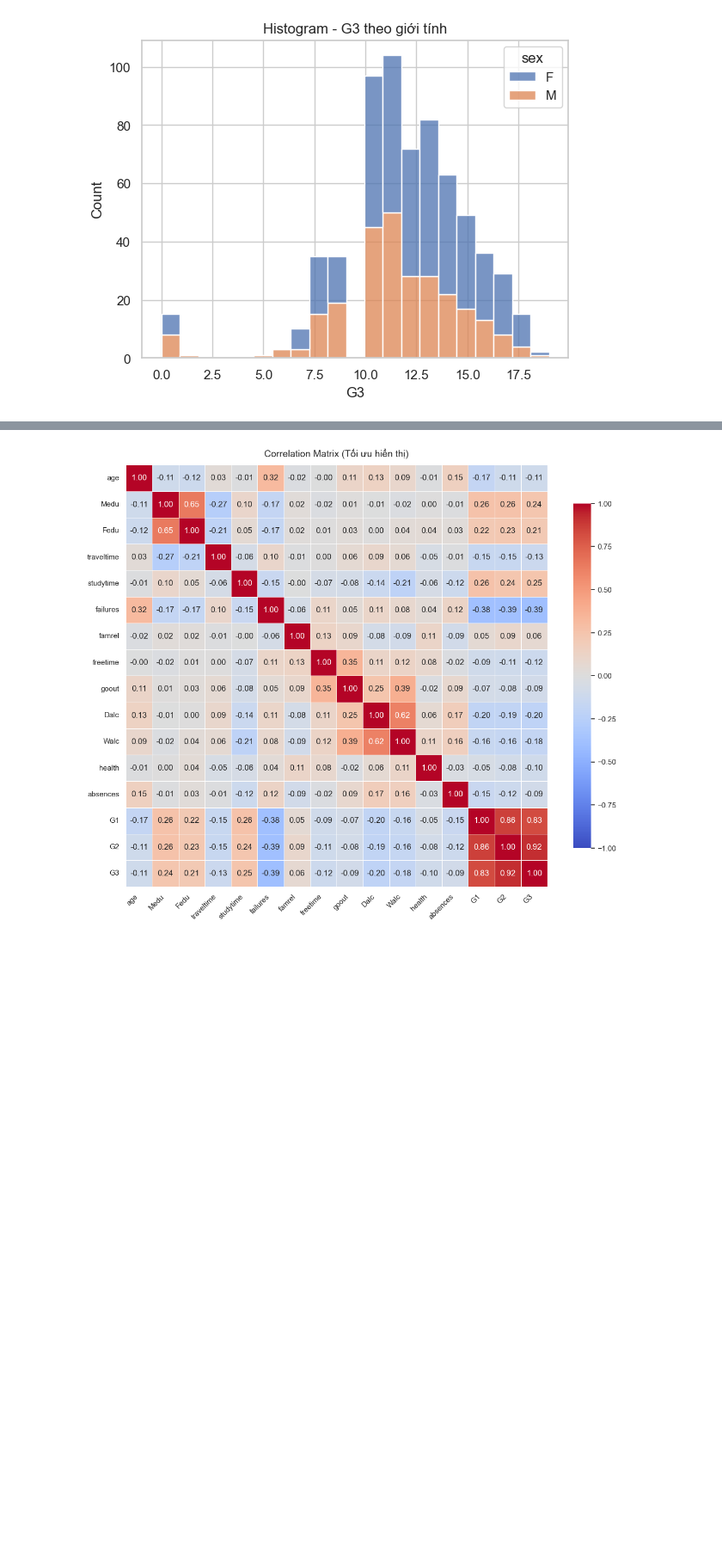
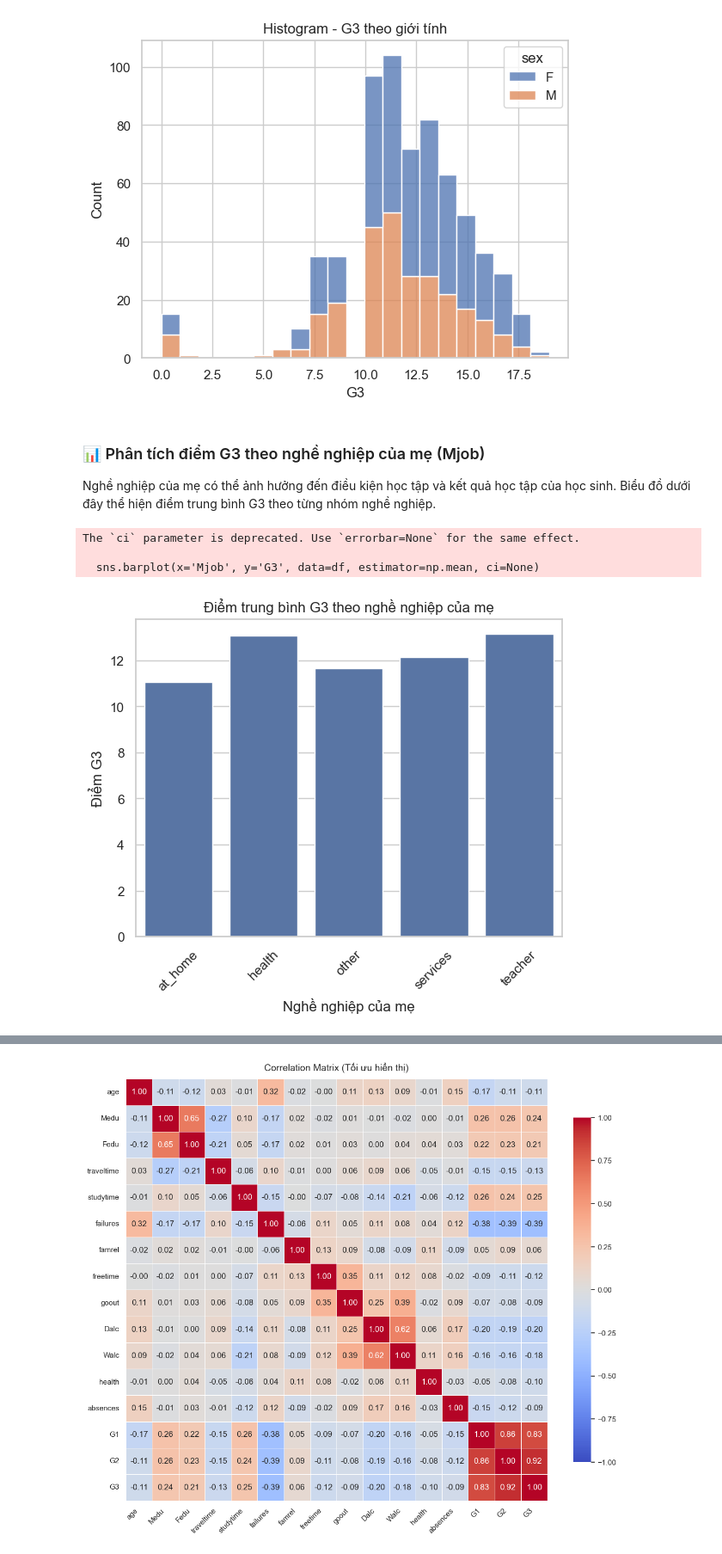
Before and after one commit to baolamabcd13/jupyter-ct, a Jupyter notebook: student.ipynb, the cells around one changed output, grey strips where cells are left out. Shown at 86% size. Drawn from its saved outputs; the diff is of its cells as text; code cells hidden in the pictures; blank space fills up the shorter version.

```diff
--- a/student.ipynb
+++ b/student.ipynb
@@ -169,3 +169,18 @@ plt.title("Histogram - G3 theo giới tính")
 plt.show()
 # %% [output]
 [figure]
+# %% [markdown]
+### 📊 Phân tích điểm G3 theo nghề nghiệp của mẹ (Mjob)
+Nghề nghiệp của mẹ có thể ảnh hưởng đến điều kiện học tập và kết quả học tập của học sinh. Biểu đồ dưới đây thể hiện điểm trung bình G3 theo từng nhóm nghề nghiệp.
+# %%
+sns.barplot(x='Mjob', y='G3', data=df, estimator=np.mean, ci=None)
+plt.title('Điểm trung bình G3 theo nghề nghiệp của mẹ')
+plt.ylabel('Điểm G3')
+plt.xlabel('Nghề nghiệp của mẹ')
+plt.xticks(rotation=45)
+plt.show()
+# %% [output]
+The `ci` parameter is deprecated. Use `errorbar=None` for the same effect.
+
+  sns.barplot(x='Mjob', y='G3', data=df, estimator=np.mean, ci=None)
+[figure, added]
```
Also changed, not shown: parts of 8 cells of this notebook.
